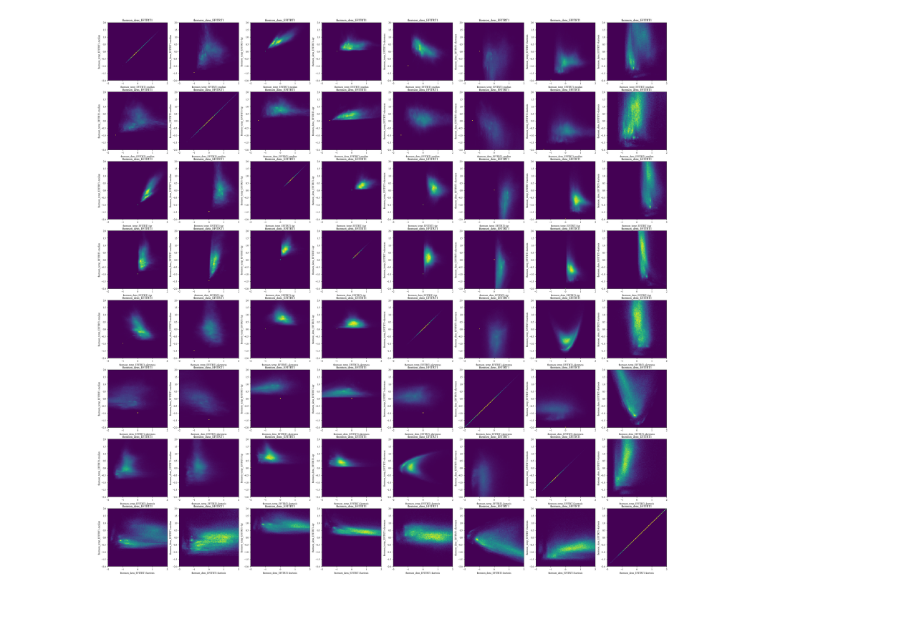
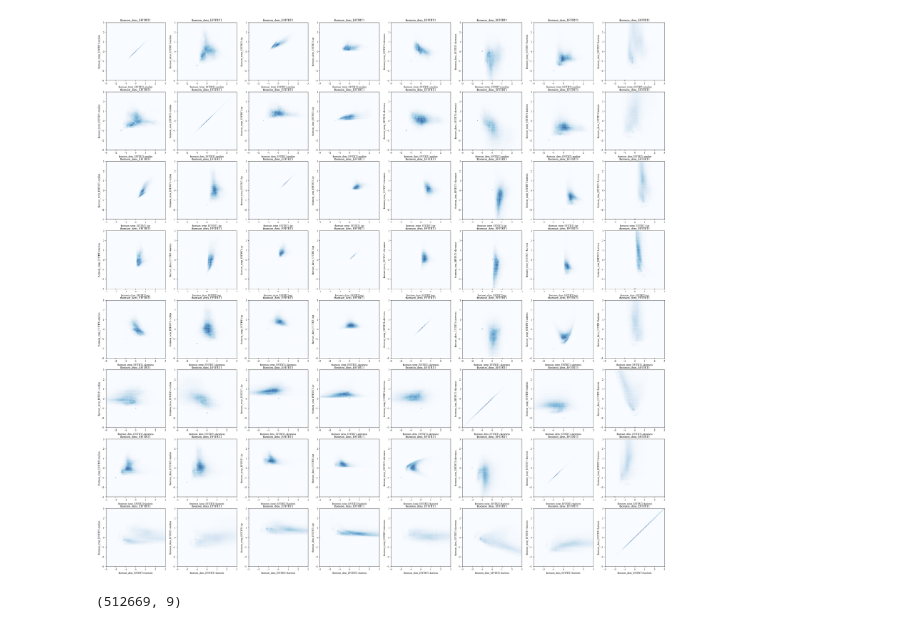
Before and after one commit to PlasmaControl/plasma-profile-predictor, a Jupyter notebook: notebooks/clustering_looking_for_features.ipynb, the cells around one changed output. Cells and saved outputs as stored; diff of their text form; code cells hidden in the pictures.

```diff
--- a/notebooks/clustering_looking_for_features.ipynb
+++ b/notebooks/clustering_looking_for_features.ipynb
@@ -26,6 +27,6 @@ metric_functions = {'mean': np.mean,
 actuators = ['pinj','curr','tinj','gasA']
 # %%
 params = {}
-for key, value in data.items():
-    for metric, fn in metric_functions.items():
+for key, value in tqdm_notebook(data.items(), position=0):
+    for metric, fn in tqdm_notebook(metric_functions.items(),leave=False, position=1):
         params[key + '-' + metric] = fn(value, axis=-1).flatten()
@@ -38,8 +53,8 @@ ncols = len(metrics)
 figsize = (ncols*5,nrows*5)
 bins=100
 fig, ax = plt.subplots(nrows=nrows, ncols=ncols, figsize=figsize)
-for i, sig in enumerate(profiles):
-    for j, metric in enumerate(metrics):
+for i, sig in tqdm_notebook(enumerate(profiles)):
+    for j, metric in tqdm_notebook(enumerate(metrics), leave=False):
         ax[i,j].hist(params[sig + '-' + metric], bins=bins, range=[-4,4])
         ax[i,j].title.set_text(sig + '  ' + metric)
 # %% [output]
@@ -53,11 +73,17 @@ nrows = len(labels)
 ncols = len(labels)
 figsize = (ncols*5,nrows*5)
 bins=100
+alpha = .5
+xrange = [-3,3]
+yrange = [-3,3]
+cmap = 'Blues'
 fig, ax = plt.subplots(nrows=nrows, ncols=ncols, figsize=figsize)
-for i, label1 in enumerate(labels):
-    for j, label2 in enumerate(labels):
-            ax[i,j].hist2d(params[label1], params[label2], bins=bins, range=[[-2,2],[-2,2]])
+for i, label1 in tqdm_notebook(enumerate(labels)):
+    for j, label2 in tqdm_notebook(enumerate(labels), leave=False):
+            ax[i,j].hist2d(params[label1], params[label2], bins=bins, cmap=cmap, alpha=alpha, range = [xrange,yrange])
             ax[i,j].title.set_text(sig)
             ax[i,j].set_xlabel(label1)
             ax[i,j].set_ylabel(label2)
+            ax[i,j].set_xlim(xrange)
+            ax[i,j].set_ylim(yrange)
 # %% [output]
@@ -64 +99,5 @@ for i, label1 in enumerate(labels):
-[figure, old version]
+[figure, new version]
+# %%
+data['pinj'].shape
+# %% [output]
+(512669, 9)
```
Also changed, not shown: parts of 4 cells of this notebook.
